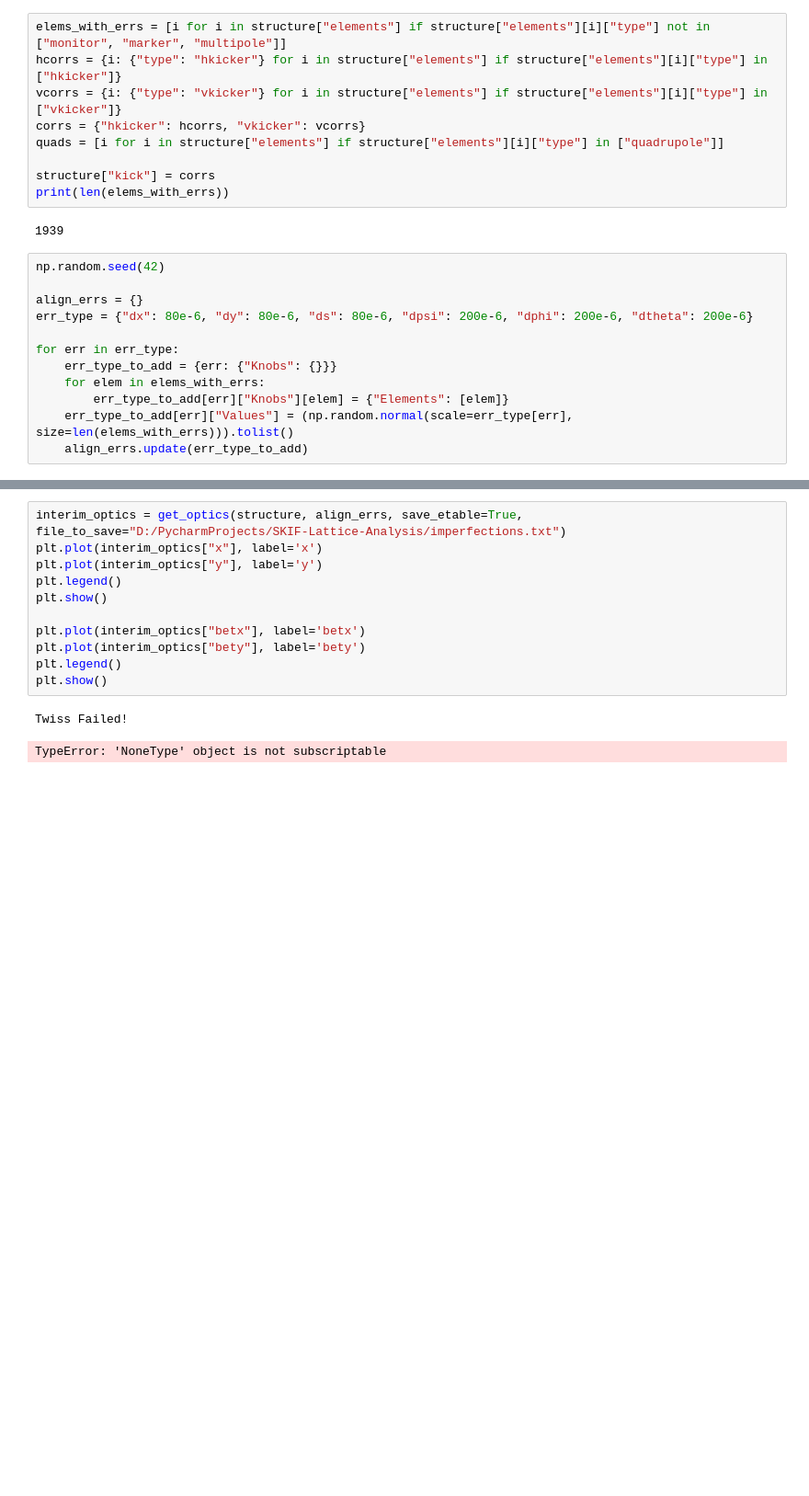
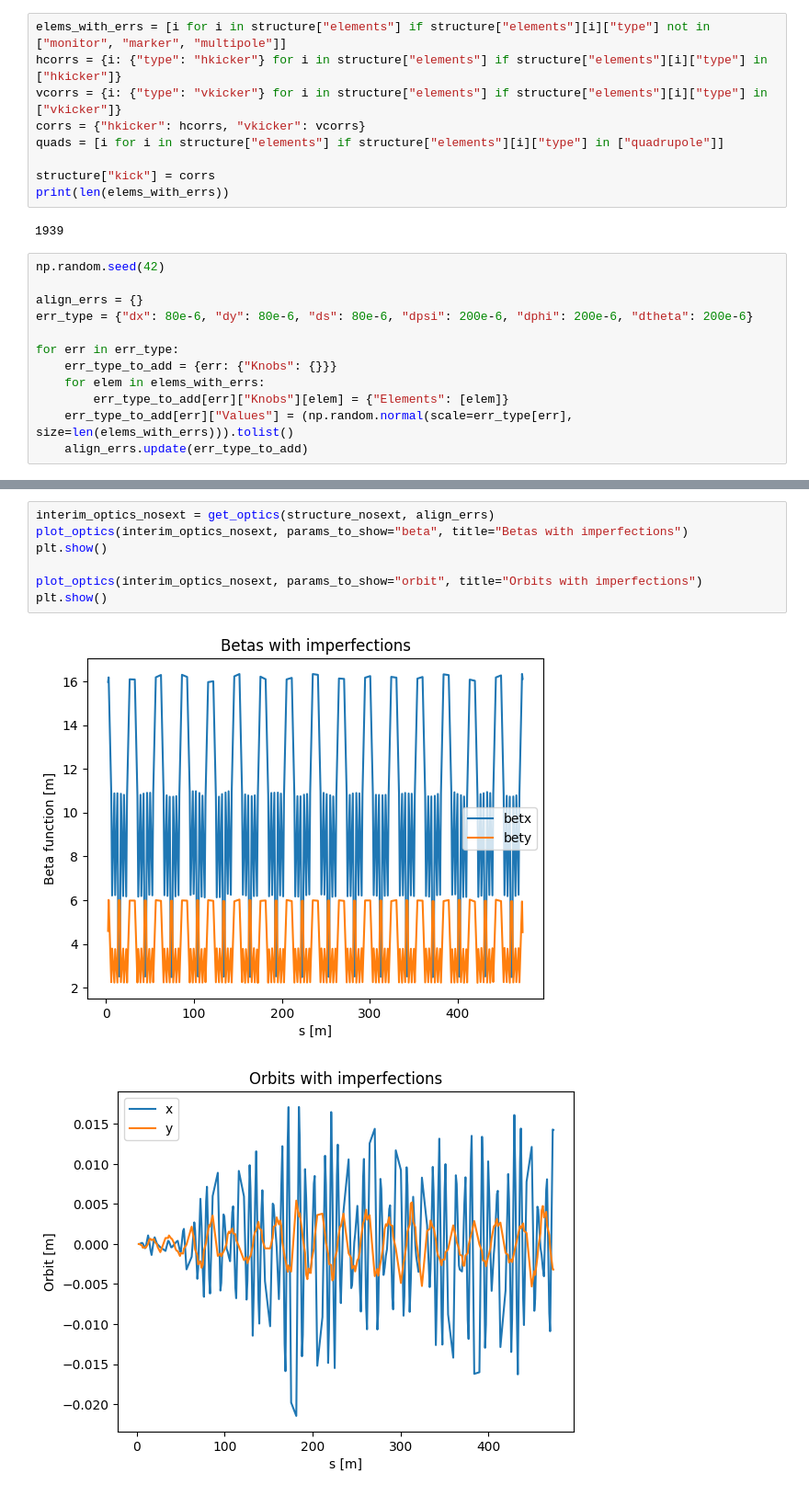
Before and after one commit to Rasimilian/SKIF-Lattice-Analysis, a Jupyter notebook: optics_closing.ipynb, the cells around one changed output, grey strips where cells are left out. Shown at 92% size. Cells and saved outputs as stored; diff of their text form; blank space fills up the shorter version.

```diff
--- a/optics_closing.ipynb
+++ b/optics_closing.ipynb
@@ -157,14 +269,10 @@ for err in err_type:
 # %%
-interim_optics = get_optics(structure, align_errs, save_etable=True, file_to_save="D:/PycharmProjects/SKIF-Lattice-Analysis/imperfections.txt")
-plt.plot(interim_optics["x"], label='x')
-plt.plot(interim_optics["y"], label='y')
-plt.legend()
+interim_optics_nosext = get_optics(structure_nosext, align_errs)
+plot_optics(interim_optics_nosext, params_to_show="beta", title="Betas with imperfections")
 plt.show()
 
-plt.plot(interim_optics["betx"], label='betx')
-plt.plot(interim_optics["bety"], label='bety')
-plt.legend()
+plot_optics(interim_optics_nosext, params_to_show="orbit", title="Orbits with imperfections")
 plt.show()
 # %% [output]
-Twiss Failed!
-TypeError: 'NoneType' object is not subscriptable
+[figure, added]
+[figure, added]
```
Also changed, not shown: parts of 16 cells of this notebook, 2 other files.
